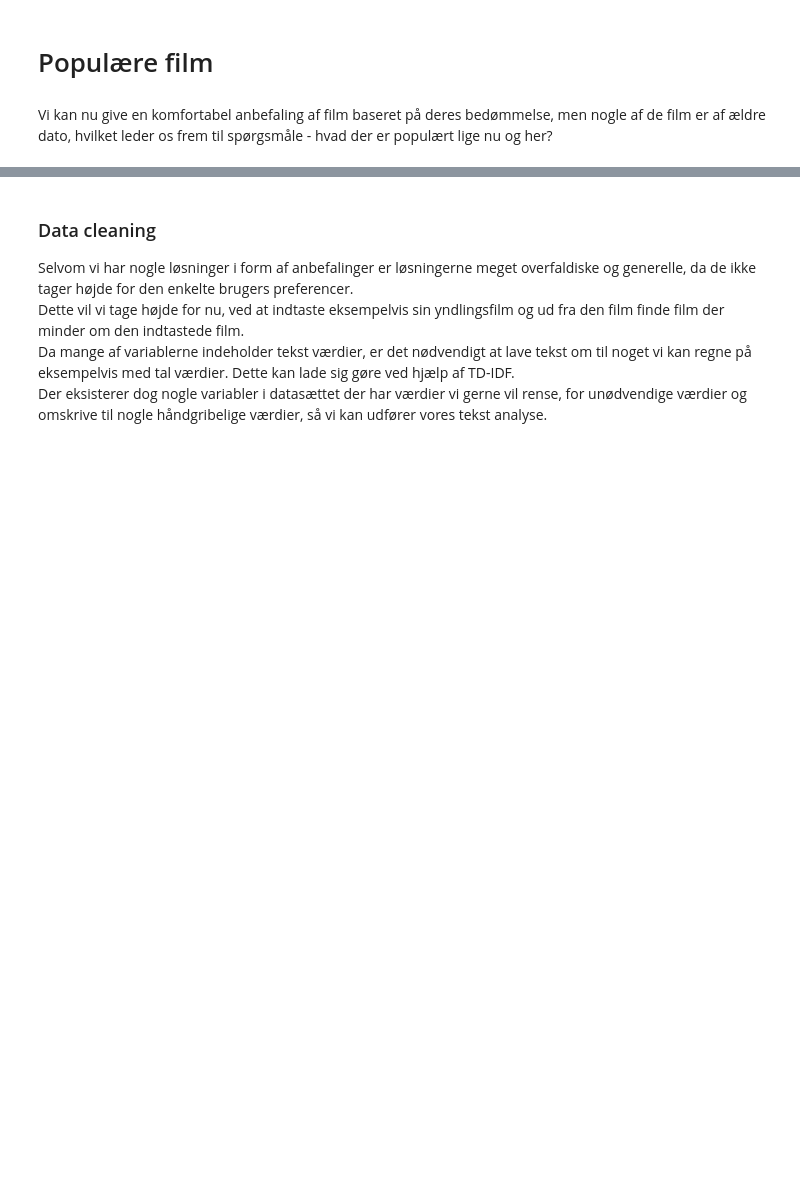
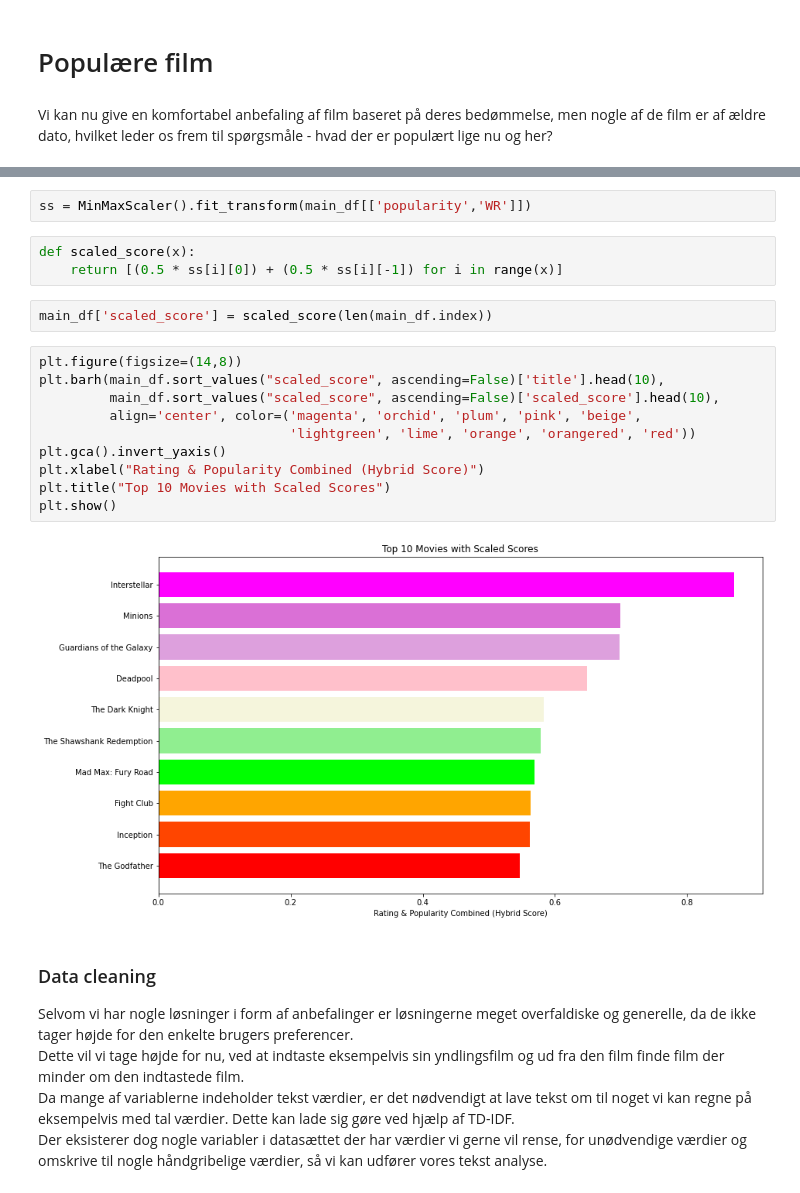
Before and after one commit to kent1325/P1---Movie-Recommender-System, a Jupyter notebook: P1 - Recommender System notebook.ipynb, the cells around one changed output, grey strips where cells are left out. Drawn from its saved outputs; the diff is of its cells as text; blank space fills up the shorter version.

```diff
--- a/P1 - Recommender System notebook.ipynb
+++ b/P1 - Recommender System notebook.ipynb
@@ -239,3 +247,22 @@ plt.show()
+# %%
+ss = MinMaxScaler().fit_transform(main_df[['popularity','WR']])
+# %%
+def scaled_score(x):
+    return [(0.5 * ss[i][0]) + (0.5 * ss[i][-1]) for i in range(x)]
+# %%
+main_df['scaled_score'] = scaled_score(len(main_df.index))
+# %%
+plt.figure(figsize=(14,8))
+plt.barh(main_df.sort_values("scaled_score", ascending=False)['title'].head(10),
+         main_df.sort_values("scaled_score", ascending=False)['scaled_score'].head(10),
+         align='center', color=('magenta', 'orchid', 'plum', 'pink', 'beige',
+                                'lightgreen', 'lime', 'orange', 'orangered', 'red'))
+plt.gca().invert_yaxis()
+plt.xlabel("Rating & Popularity Combined (Hybrid Score)")
+plt.title("Top 10 Movies with Scaled Scores")
+plt.show()
+# %% [output]
+[figure, added]
 # %% [markdown]
 ### Data cleaning
 Selvom vi har nogle løsninger i form af anbefalinger er løsningerne meget overfaldiske og generelle, da de ikke tager højde for den enkelte brugers preferencer. <br>
```
Also changed, not shown: parts of 11 cells of this notebook.
